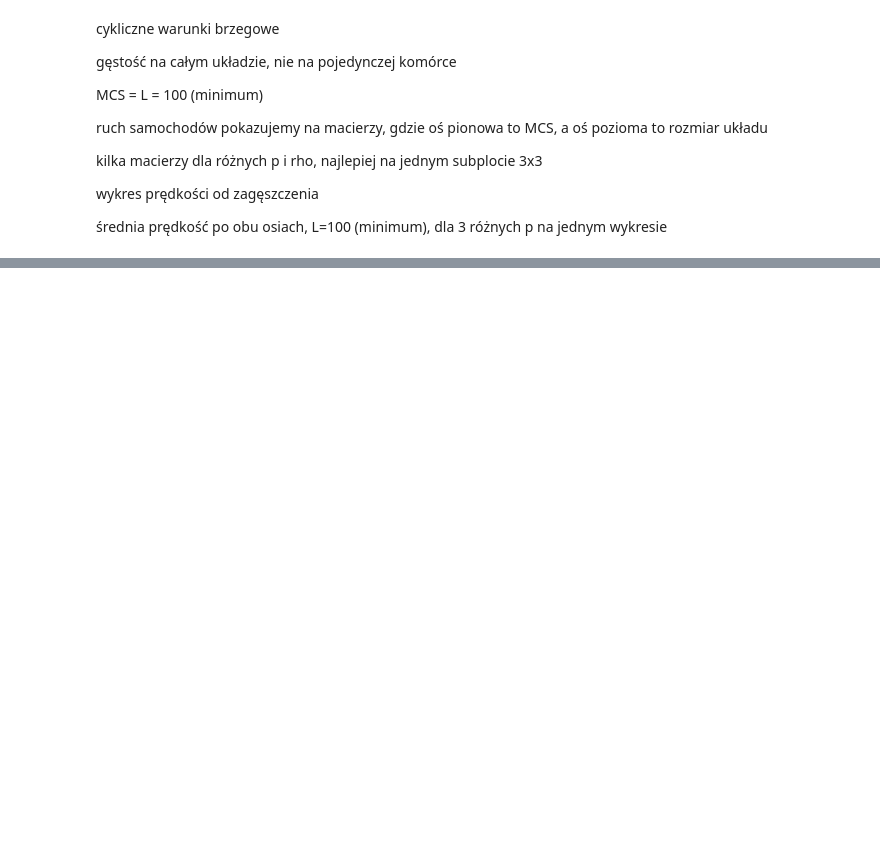
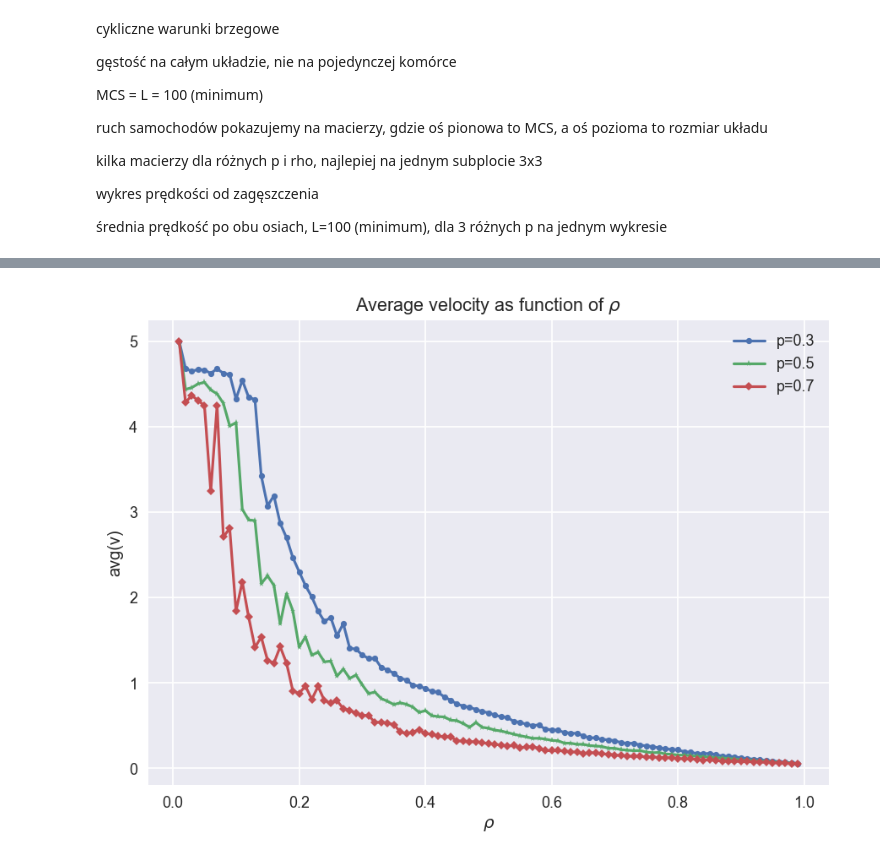
Before and after one commit to adamaj99pwr/ABM, a Jupyter notebook: List4/list4.ipynb, the cells around one changed output, grey strips where cells are left out. Saved outputs shown, nothing was run; the diff lists cells and outputs as text; code cells hidden in the pictures; blank space fills up the shorter version.

```diff
--- a/List4/list4.ipynb
+++ b/List4/list4.ipynb
@@ -119,0 +121,24 @@ Text(0.06, 0.5, 'L')
+# %%
+rhos = np.arange(0.01, 1, 0.01)
+ps = [0.3, 0.5, 0.7]
+vs = {}
+
+for i, p in enumerate(ps):
+    avgVelocities = np.zeros(len(rhos))
+    for j, rho in enumerate(rhos):
+        T = Traffic(100, 5, rho)
+        _, avgV = T.simulate(100, p, measureV=True)
+        avgVelocities[j] = avgV
+    vs[p] = avgVelocities
+# %%
+style.use('seaborn-v0_8')
+plt.plot(rhos, vs[0.3], label='p=0.3', marker='o', markersize=4)
+plt.plot(rhos, vs[0.5], label='p=0.5', marker='*', markersize=4)
+plt.plot(rhos, vs[0.7], label='p=0.7', marker='D', markersize=4)
+plt.legend()
+plt.title(r'Average velocity as function of $\rho$')
+plt.xlabel(r'$\rho$')
+plt.ylabel('avg(v)')
+plt.show()
+# %% [output]
+[figure, added]
```
Also changed, not shown: parts of 5 cells of this notebook.
